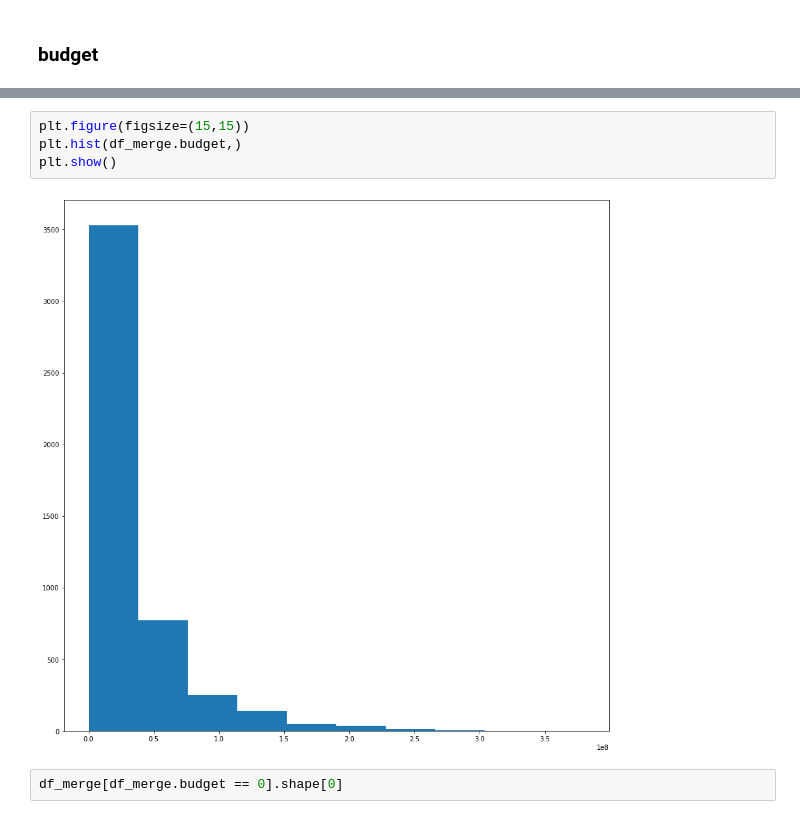
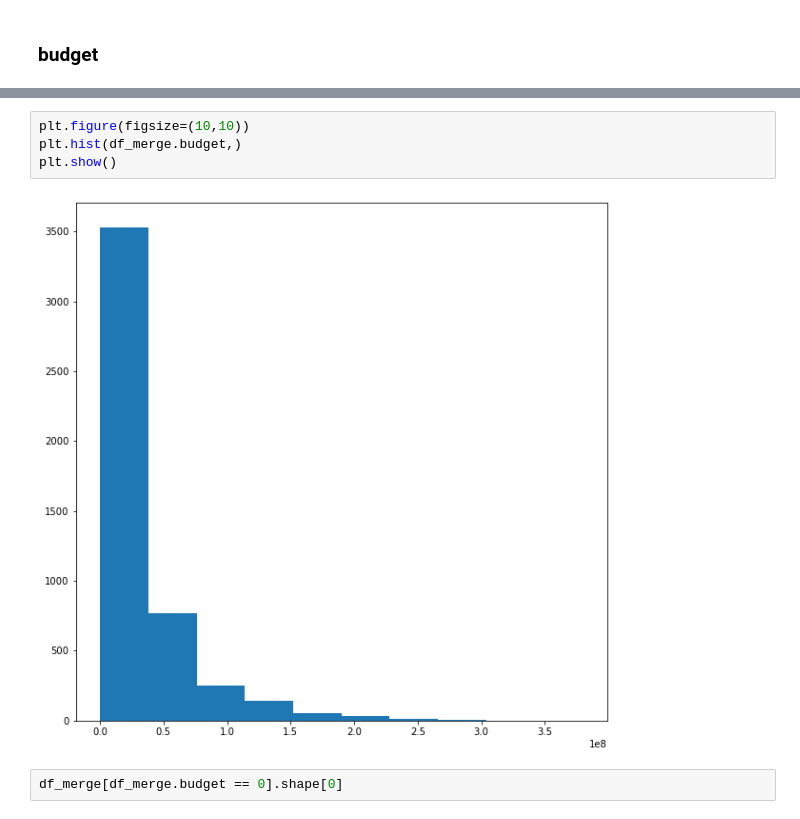
Before and after one commit to BubbaTam/data_science_portfolio, a Jupyter notebook: end_to_end_projects/recommendation_projects/movie_recommendation/notebooks/exploration.ipynb, the cells around one changed output, grey strips where cells are left out. Drawn from its saved outputs; the diff is of its cells as text.

```diff
--- a/end_to_end_projects/recommendation_projects/movie_recommendation/notebooks/exploration.ipynb
+++ b/end_to_end_projects/recommendation_projects/movie_recommendation/notebooks/exploration.ipynb
@@ -223,9 +223,9 @@ plt.show()
 # %%
-plt.figure(figsize=(15,15))
+plt.figure(figsize=(10,10))
 plt.hist(df_merge.budget,)
 plt.show()
 # %% [output]
-[figure, old version]
+[figure, new version]
 # %%
 df_merge[df_merge.budget == 0].shape[0]
 # %% [output]
```
Also changed, not shown: parts of 20 cells of this notebook.
